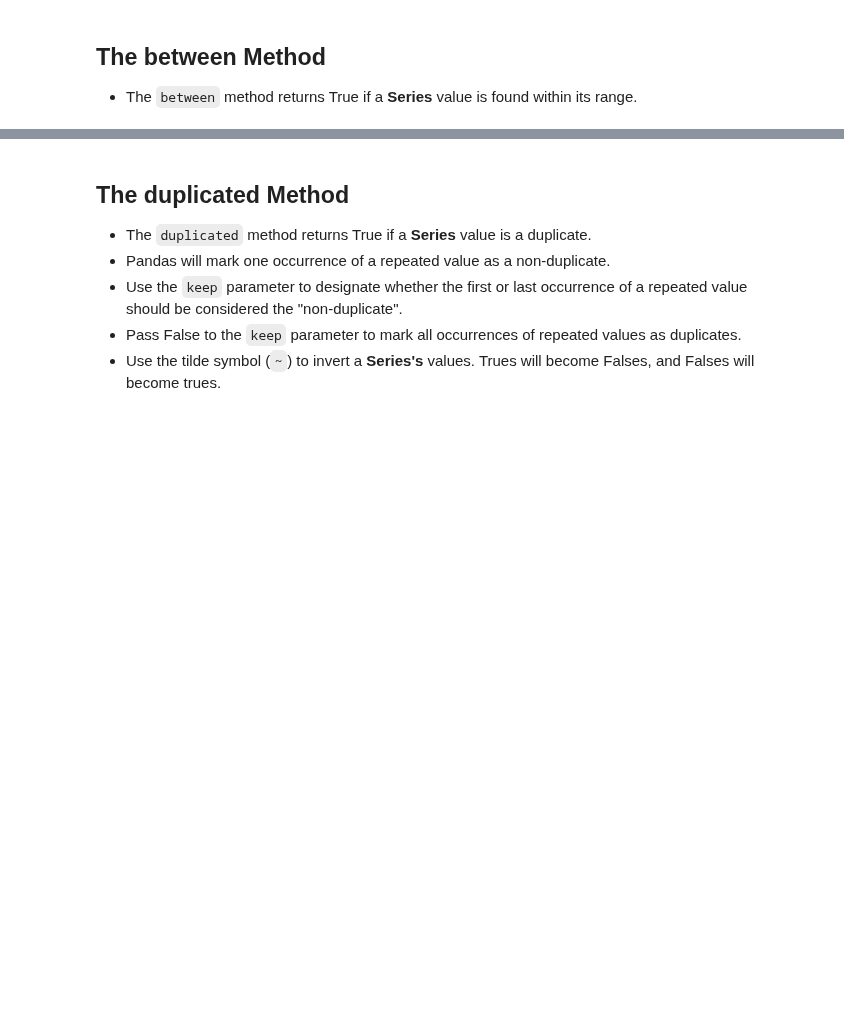
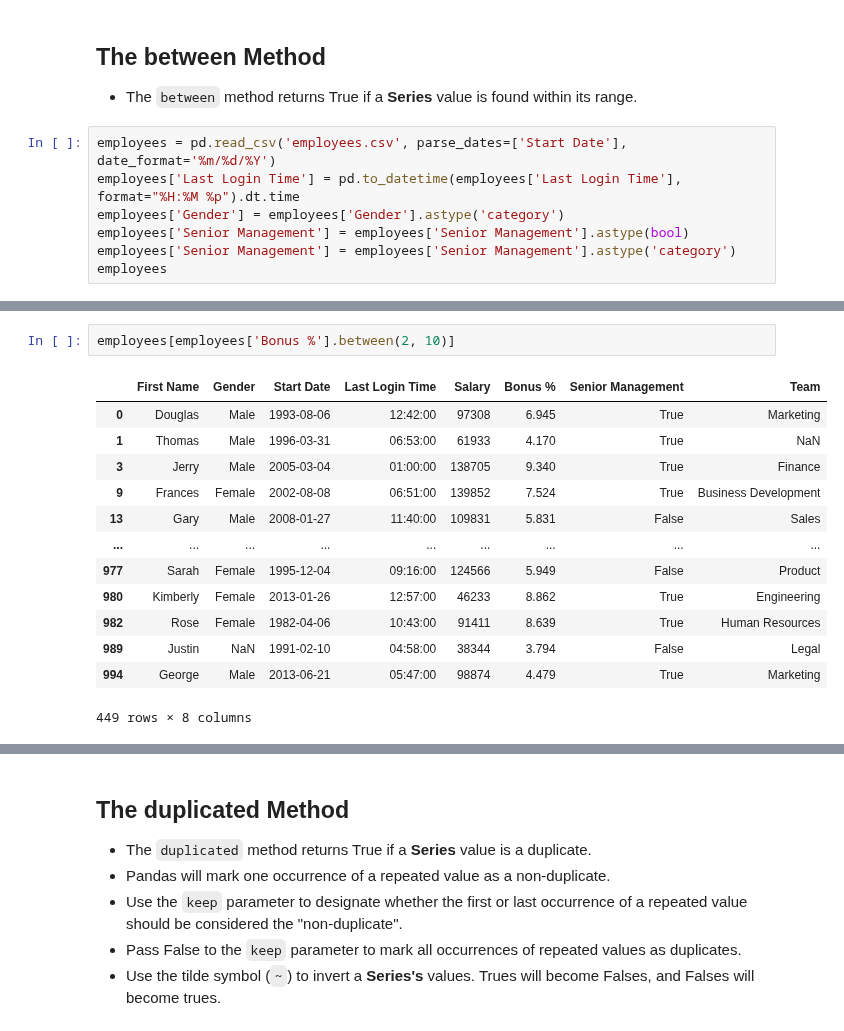
Before and after one commit to Petar-Koprinkov/Pandas, a Jupyter notebook: Incomplete/05 - DataFrames II - Filtering Data.ipynb, the cells around one changed output, grey strips where cells are left out. Saved outputs shown, nothing was run; the diff lists cells and outputs as text; blank space fills up the shorter version.

Commit message:
feat: Between method

```diff
--- a/Incomplete/05 - DataFrames II - Filtering Data.ipynb
+++ b/Incomplete/05 - DataFrames II - Filtering Data.ipynb
@@ -173,3 +141,10 @@ employees[employees['First Name'].isnull() & employees['Team'].notnull()]
 # %% [markdown]
 ## The between Method
 - The `between` method returns True if a **Series** value is found within its range.
+# %%
+employees = pd.read_csv('employees.csv', parse_dates=['Start Date'], date_format='%m/%d/%Y')
+employees['Last Login Time'] = pd.to_datetime(employees['Last Login Time'], format="%H:%M %p").dt.time
+employees['Gender'] = employees['Gender'].astype('category')
+employees['Senior Management'] = employees['Senior Management'].astype(bool)
+employees['Senior Management'] = employees['Senior Management'].astype('category')
+employees
@@ -175,0 +165,16 @@ employees[employees['First Name'].isnull() & employees['Team'].notnull()]
+# %%
+employees[employees['Bonus %'].between(2, 10)]
+# %% [output]
+|  | First Name | Gender | Start Date | Last Login Time | Salary | Bonus % | Senior Management | Team |
+| 0 | Douglas | Male | 1993-08-06 | 12:42:00 | 97308 | 6.945 | True | Marketing |
+| 1 | Thomas | Male | 1996-03-31 | 06:53:00 | 61933 | 4.170 | True | NaN |
+| 3 | Jerry | Male | 2005-03-04 | 01:00:00 | 138705 | 9.340 | True | Finance |
+| 9 | Frances | Female | 2002-08-08 | 06:51:00 | 139852 | 7.524 | True | Business Development |
+| 13 | Gary | Male | 2008-01-27 | 11:40:00 | 109831 | 5.831 | False | Sales |
+| ... | ... | ... | ... | ... | ... | ... | ... | ... |
+| 977 | Sarah | Female | 1995-12-04 | 09:16:00 | 124566 | 5.949 | False | Product |
+| 980 | Kimberly | Female | 2013-01-26 | 12:57:00 | 46233 | 8.862 | True | Engineering |
+| 982 | Rose | Female | 1982-04-06 | 10:43:00 | 91411 | 8.639 | True | Human Resources |
+| 989 | Justin | NaN | 1991-02-10 | 04:58:00 | 38344 | 3.794 | False | Legal |
+| 994 | George | Male | 2013-06-21 | 05:47:00 | 98874 | 4.479 | True | Marketing |
+449 rows × 8 columns
```
Also changed, not shown: parts of 6 cells of this notebook.
